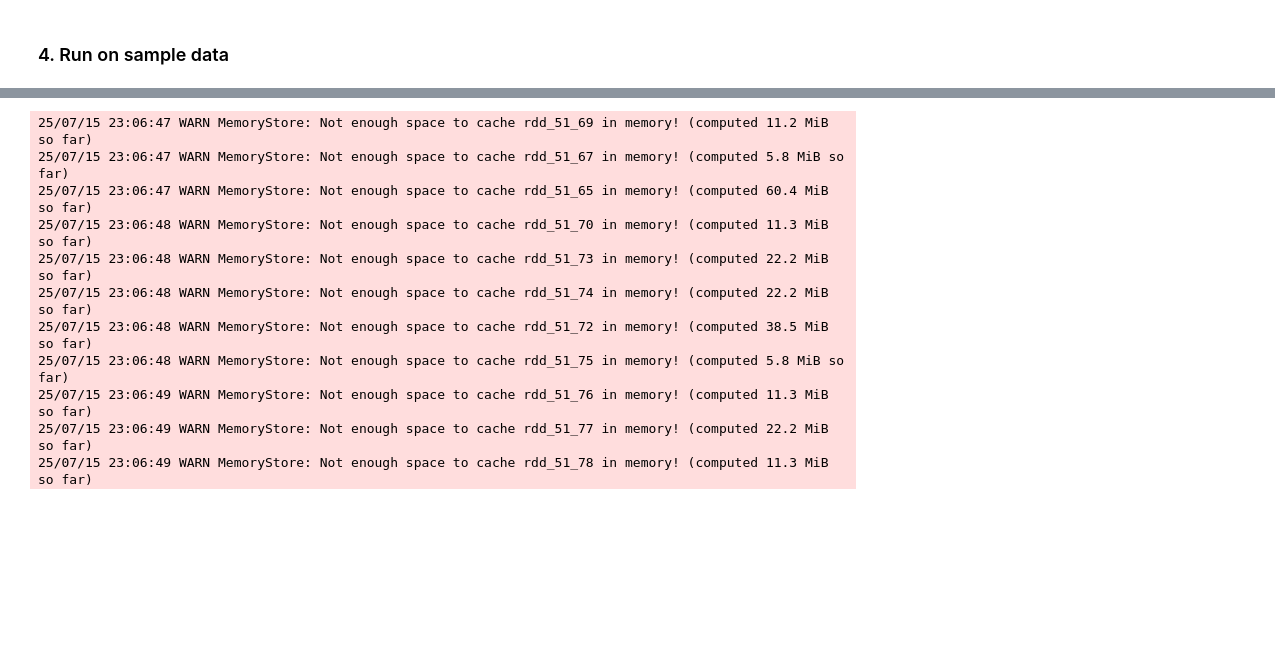
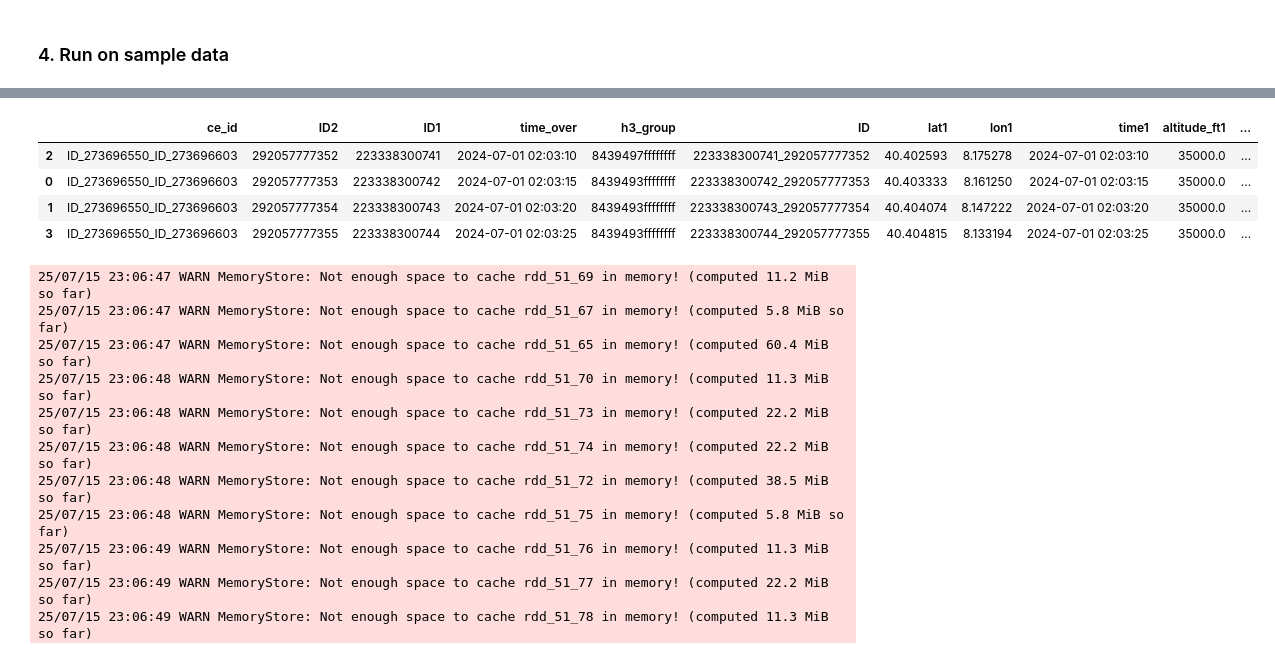
Before and after one commit to euctrl-pru/close-proximity-events, a Jupyter notebook: close-encounters-calculator copy.ipynb, the cells around one changed output, grey strips where cells are left out. Drawn from its saved outputs; the diff is of its cells as text; code cells hidden in the pictures; blank space fills up the shorter version.

```diff
--- a/close-encounters-calculator copy.ipynb
+++ b/close-encounters-calculator copy.ipynb
@@ -54,7 +54,7 @@ v_dist_ft = 1000
 v_cutoff_FL = 245
 
 # Set resampling frequency
-freq_s = 1
+freq_s = 5
 
 # Set Maximal Interpolation Time in Minutes (min)
 # Note: Whenever a trajectory is missing a portion of the flight which takes longer than this time, it will not be interpolated.
@@ -65,10 +65,10 @@ t_max = 10
 # Initialize the Spark Session
 spark = SparkSession.builder \
     .appName("CloseEncounters") \
-    .config("spark.executor.memory", "12g") \
-    .config("spark.driver.memory", "10g") \
+    .config("spark.executor.memory", "2g") \
+    .config("spark.driver.memory", "5g") \
     .config("spark.executor.cores", "1") \
-    .config("spark.executor.instances", "5") \
+    .config("spark.executor.instances", "12") \
     .config("spark.sql.shuffle.partitions", "100") \
     .config("spark.default.parallelism", "100") \
     .config("spark.serializer", "org.apache.spark.serializer.KryoSerializer") \
@@ -133,0 +132,10 @@ Wall time: 1min 39s
+# %%
+ce_pdf = ce.get_close_encounters_pdf()
+# %%
+ce_pdf[ce_pdf.ce_id == 'ID_273696550_ID_273696603'].sort_values('time_over')
+# %% [output]
+|  | ce_id | ID2 | ID1 | time_over | h3_group | ID | lat1 | lon1 | time1 | altitude_ft1 | ... |
+| 2 | ID_273696550_ID_273696603 | 292057777352 | 223338300741 | 2024-07-01 02:03:10 | 8439497ffffffff | 223338300741_292057777352 | 40.402593 | 8.175278 | 2024-07-01 02:03:10 | 35000.0 | ... |
+| 0 | ID_273696550_ID_273696603 | 292057777353 | 223338300742 | 2024-07-01 02:03:15 | 8439493ffffffff | 223338300742_292057777353 | 40.403333 | 8.161250 | 2024-07-01 02:03:15 | 35000.0 | ... |
+| 1 | ID_273696550_ID_273696603 | 292057777354 | 223338300743 | 2024-07-01 02:03:20 | 8439493ffffffff | 223338300743_292057777354 | 40.404074 | 8.147222 | 2024-07-01 02:03:20 | 35000.0 | ... |
+| 3 | ID_273696550_ID_273696603 | 292057777355 | 223338300744 | 2024-07-01 02:03:25 | 8439493ffffffff | 223338300744_292057777355 | 40.404815 | 8.133194 | 2024-07-01 02:03:25 | 35000.0 | ... |
```
Also changed, not shown: parts of 7 cells of this notebook, 1 other file.
